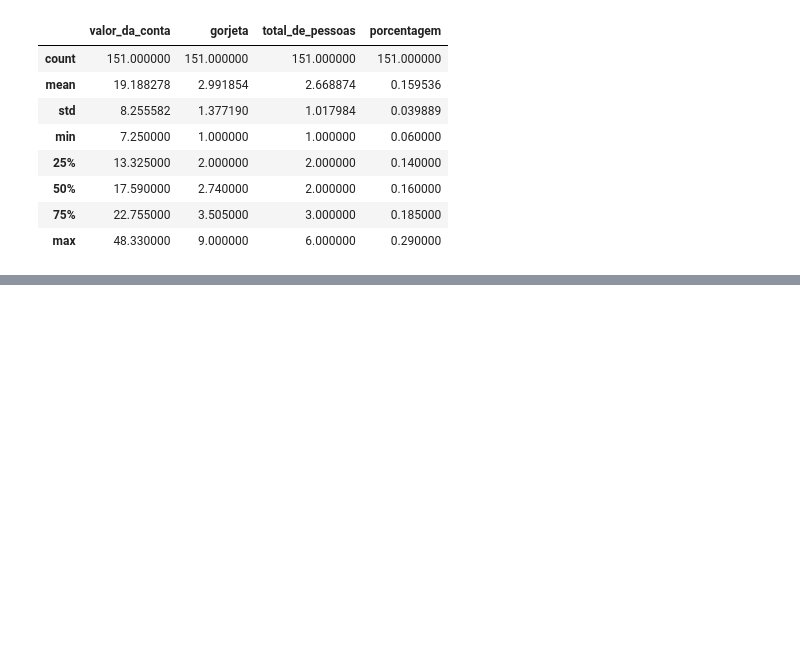
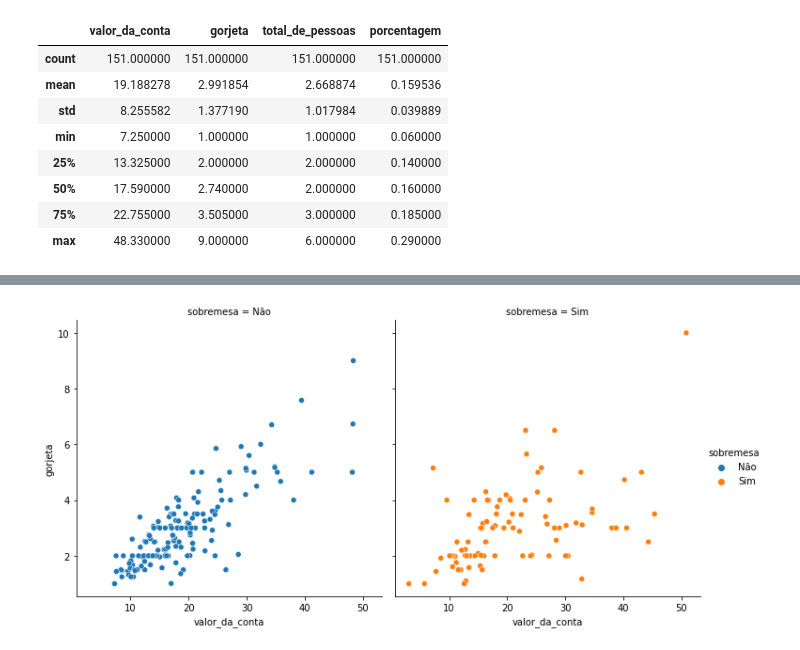
Before and after one commit to erikamarchi/data-visualization-explorando-com-seaborn, a Jupyter notebook: EDA_Gorjetas.ipynb, the cells around one changed output, grey strips where cells are left out. Cells and saved outputs as stored; diff of their text form; code cells hidden in the pictures; blank space fills up the shorter version.

```diff
--- a/EDA_Gorjetas.ipynb
+++ b/EDA_Gorjetas.ipynb
@@ -171,0 +186,8 @@ gorjetas[gorjetas.sobremesa == 'Não'].describe()
+# %%
+sns.relplot(x='valor_da_conta',
+            y='gorjeta',
+            data=gorjetas,
+            hue='sobremesa',
+            col='sobremesa');
+# %% [output]
+[figure, added]
```
Also changed, not shown: parts of 7 cells of this notebook.
